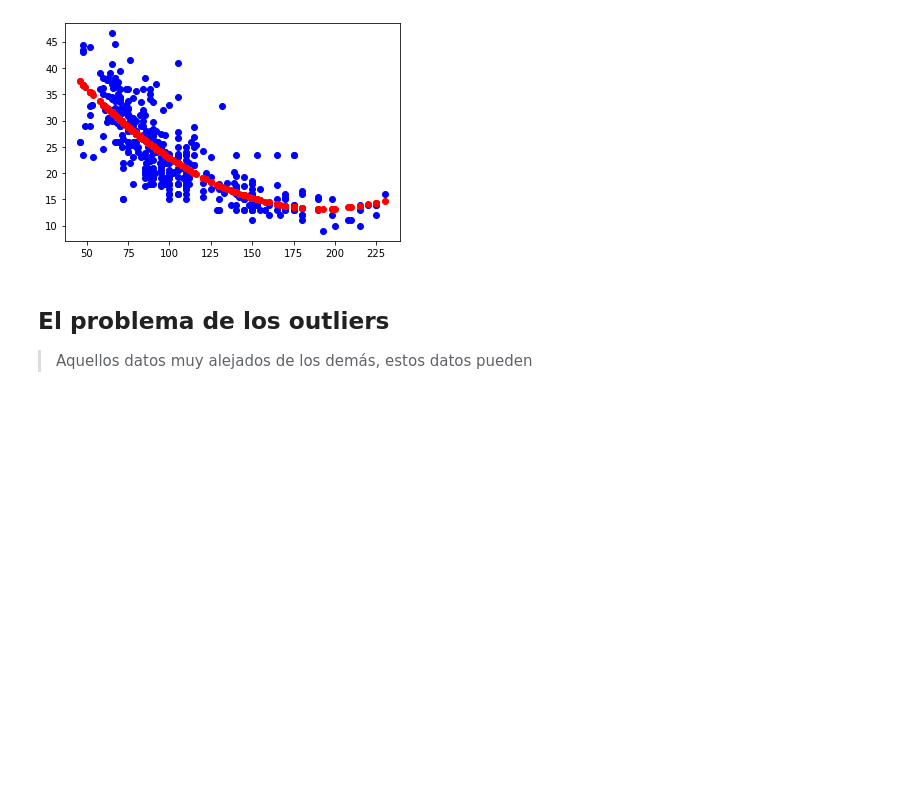
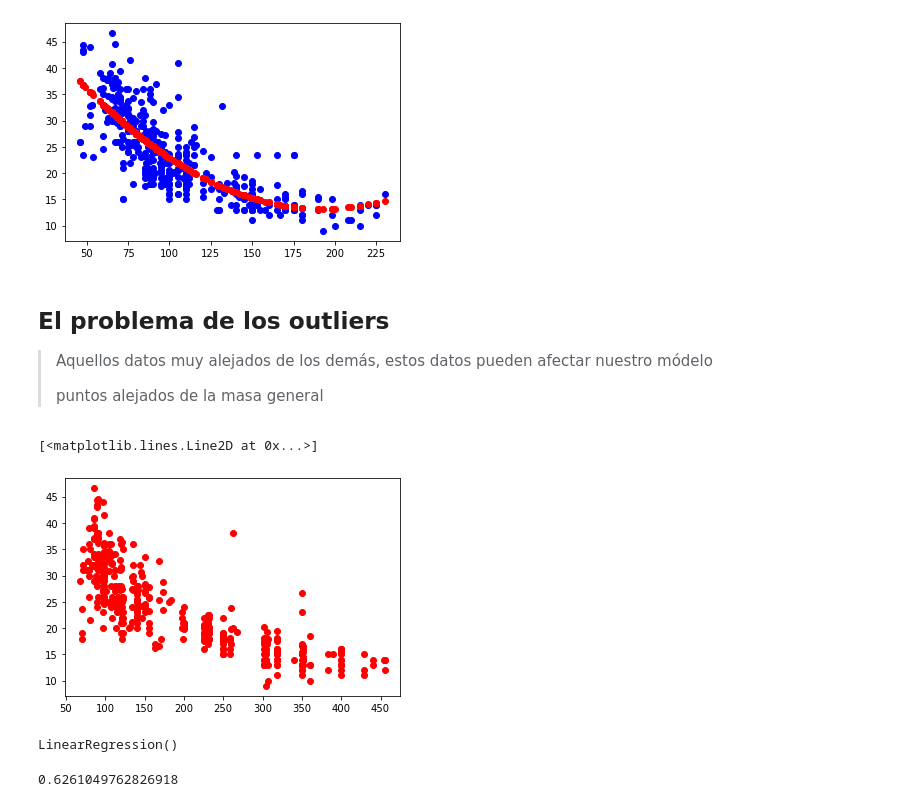
Before and after one commit to GersonVis/Tecnicas-de-IA, a Jupyter notebook: curso udemy/transformacion de variables.ipynb, the cells around one changed output. Drawn from its saved outputs; the diff is of its cells as text; code cells hidden in the pictures; blank space fills up the shorter version.

```diff
--- a/curso udemy/transformacion de variables.ipynb
+++ b/curso udemy/transformacion de variables.ipynb
@@ -217,4 +217,25 @@ plt.plot(x, polyreg.predict(x[:, np.newaxis]), "ro")
 [figure]
 # %% [markdown]
 ## El problema de los outliers
-> Aquellos datos muy alejados de los demás, estos datos pueden
+> Aquellos datos muy alejados de los demás, estos datos pueden afectar nuestro módelo
+>
+>puntos alejados de la masa general
+# %%
+%matplotlib inline
+plt.plot(data["displacement"], data["mpg"], "ro")
+# %% [output]
+[<matplotlib.lines.Line2D at 0x...>]
+[figure, added]
+# %%
+lm=LinearRegression()
+x=data["displacement"].fillna(data["displacement"].mean())
+x=x[:, np.newaxis]
+#x=np.array(x).reshape(1,-1)
+y=data["mpg"].fillna(data["mpg"].mean())
+lm.fit(x, y)
+# %% [output]
+LinearRegression()
+# %%
+lm.score(x,y)
+# %% [output]
+0.6261049762826918
```
Also changed, not shown: parts of 9 cells of this notebook, 1 other file.
